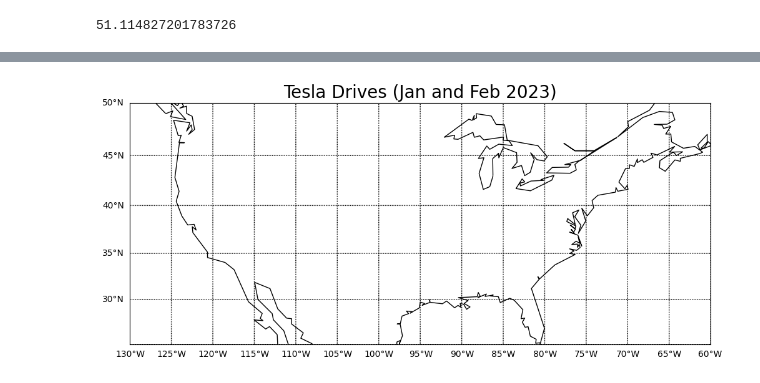
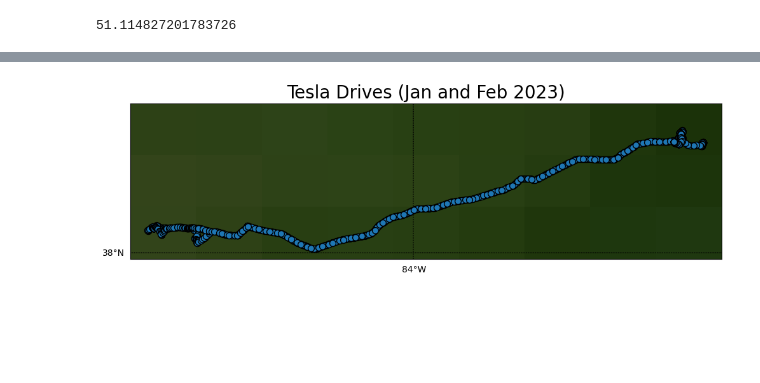
Before and after one commit to kyhokie/data_2_project, a Jupyter notebook: data_2_projectB.ipynb, the cells around one changed output, grey strips where cells are left out. Saved outputs shown, nothing was run; the diff lists cells and outputs as text; code cells hidden in the pictures; blank space fills up the shorter version.

```diff
--- a/data_2_projectB.ipynb
+++ b/data_2_projectB.ipynb
@@ -105,3 +105,6 @@ mean_outside_tempF = merged_df['outside_tempF'].mean()
 mean_outside_tempF
 # %% [output]
 51.114827201783726
+# %%
+TeslaMap = pd.read_csv(("TeslaFi12023.csv"), low_memory=False)
+TeslaMap[TeslaMap["state"] == "online"]
@@ -108,32 +151,32 @@ mean_outside_tempF
 # %%
-#df = pd.read_excel(r'C:\Python practise\lat-and-lon.xlsx','Sheet1')
-
 fig = plt.figure(figsize=(12,9))
 
 m = Basemap(projection='mill',
-           llcrnrlat = 25,
-           urcrnrlat = 50,
-           llcrnrlon = -130,
-           urcrnrlon = -60,
+           llcrnrlat = 37.99,
+           urcrnrlat = 38.25,
+           llcrnrlon = -84.55,
+           urcrnrlon = -83.4,
            resolution = 'c')
+m.bluemarble(scale=0.5)
+#m.etopo(scale=0.5, alpha=0.5)
 
 m.drawcoastlines()
 
-m.drawparallels(np.arange(-90,90,5),labels=[True,False,False,False])
-m.drawmeridians(np.arange(-180,180,5),labels=[0,0,0,1])
+m.drawparallels(np.arange(-90,90,1),labels=[True,False,False,False])
+m.drawmeridians(np.arange(-180,180,1),labels=[0,0,0,1])
 
-#sites_lat_y = df['latitude'].tolist()
-#sites_lon_x = df['longitude'].tolist()
+sites_lat_y = TeslaMap['latitude'].tolist()
+sites_lon_x = TeslaMap['longitude'].tolist()
 
-colors = ['green', 'darkblue', 'yellow', 'red', 'blue', 'orange']
+#colors = ['green', 'darkblue', 'yellow', 'red', 'blue', 'orange']
 
-#m.scatter(sites_lon_x,sites_lat_y,latlon=True, s=500, c=colors, marker='o', alpha=1, edgecolor='k', linewidth=1, zorder=2)
-#m.scatter(-135,60,latlon=True, s=5000, c='blue', marker='^', alpha=1, edgecolor='k', linewidth=1, zorder=1)
+m.scatter(sites_lon_x,sites_lat_y,latlon=True, s=50, marker='o', alpha=1, edgecolor='k', linewidth=1, zorder=2)
+#m.scatter(sotes_lat_y=True, s=5000, c='blue', marker='^', alpha=1, edgecolor='k', linewidth=1, zorder=1)
 
 plt.title('Tesla Drives (Jan and Feb 2023)', fontsize=20)
 
 plt.show()
 # %% [output]
-[figure, old version]
+[figure, new version]
 # %%
 #merged_df.plot(x="outside_tempF", y="Date", kind="scatter", xlabel="Outside Temperature (F)")
```
Also changed, not shown: parts of 2 cells of this notebook.
